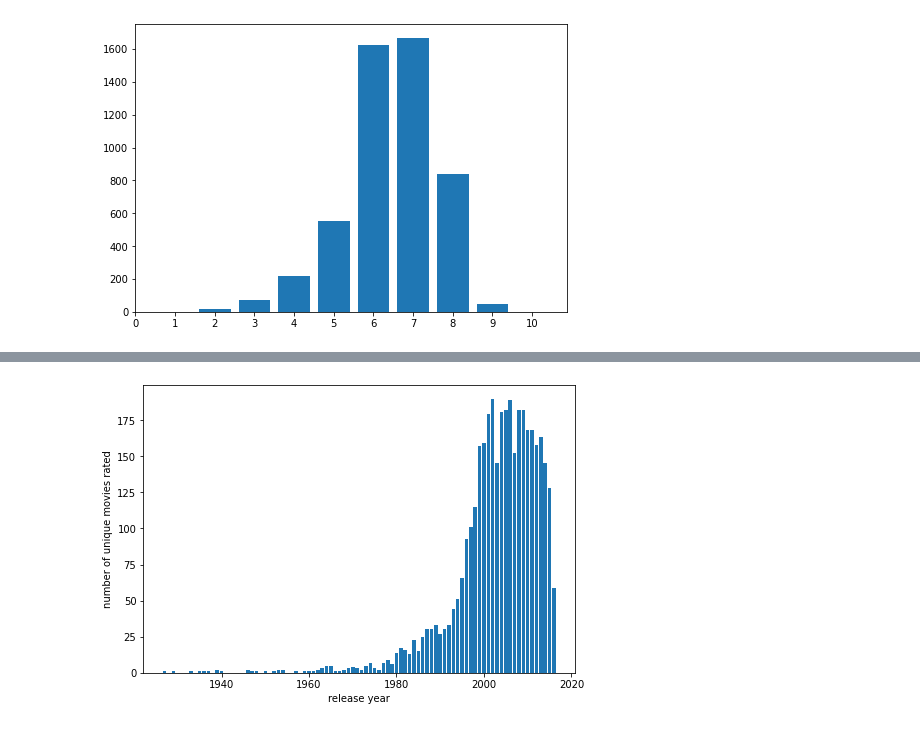
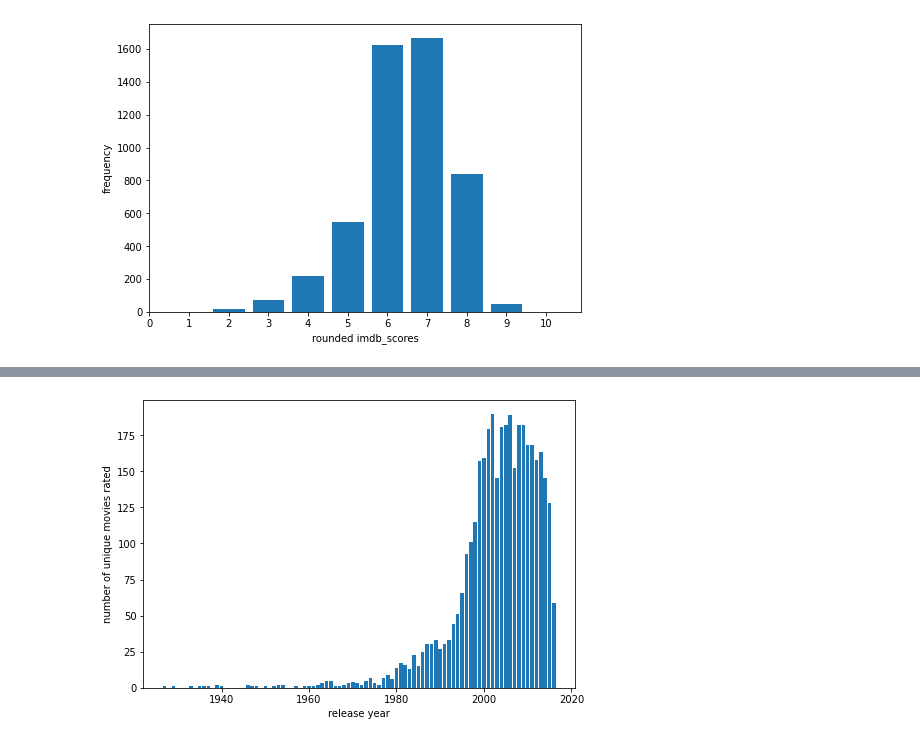
Before and after one commit to Verrem98/Film_dataset_analysis, a Jupyter notebook: main.ipynb, the cells around one changed output, grey strips where cells are left out. Saved outputs shown, nothing was run; the diff lists cells and outputs as text; code cells hidden in the pictures.

```diff
--- a/main.ipynb
+++ b/main.ipynb
@@ -39,21 +47,24 @@ See the caveats in the documentation: https://pandas.pydata.org/pandas-docs/stab
 # %%
 
 rounded_ratings = [round(x) for x in table.imdb_score]
 
 x = [i+1 for i in range(10)]
 y = [rounded_ratings.count(i) for i in x]
 
 #x = table.imdb_score.value_counts().keys()
 #y = table.imdb_score.value_counts().values
 
 fig = plt.figure()
 ax = fig.add_axes([0,0,1,1])
 
+plt.xlabel('rounded imdb_scores')
+plt.ylabel('frequency')
+
 ax.bar(x,y)
 plt.xticks(np.arange(0, 11, 1.0))
 plt.show()
 # %% [output]
-[figure, old version]
+[figure, new version]
 # %%
 print(table.imdb_score.describe())
 higher_than_9 = table[table['imdb_score'] > 9]
```
Also changed, not shown: parts of 4 cells of this notebook.
